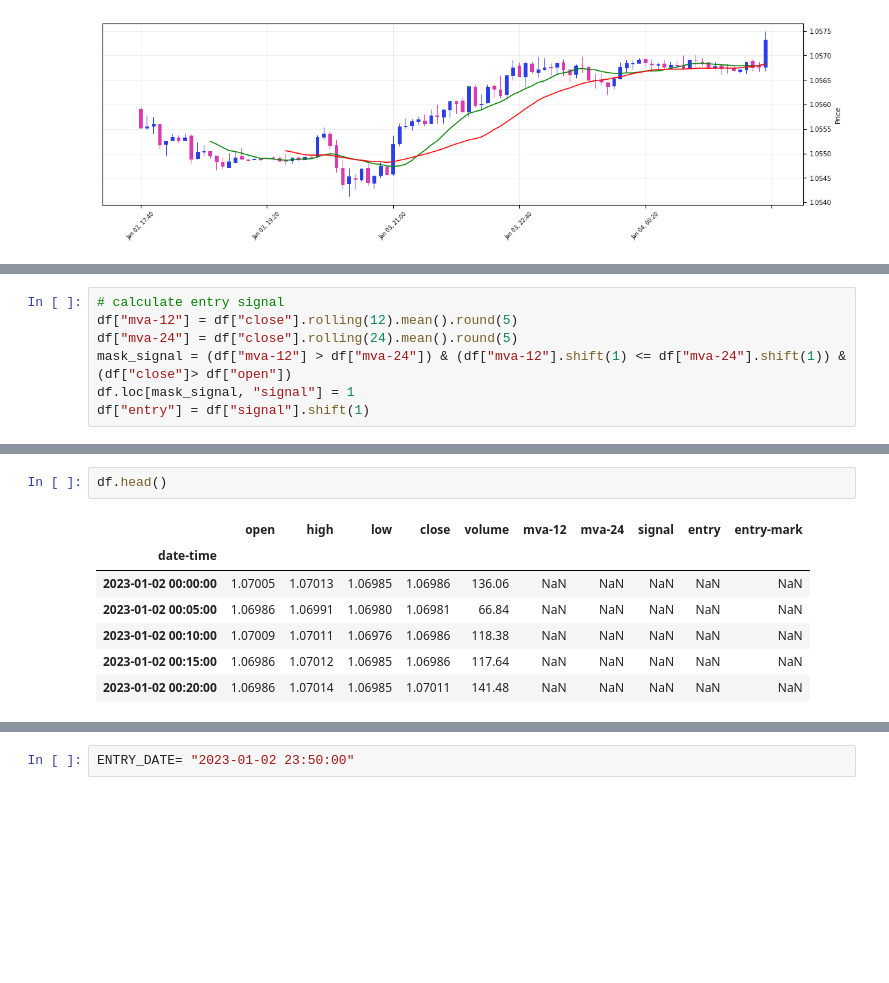
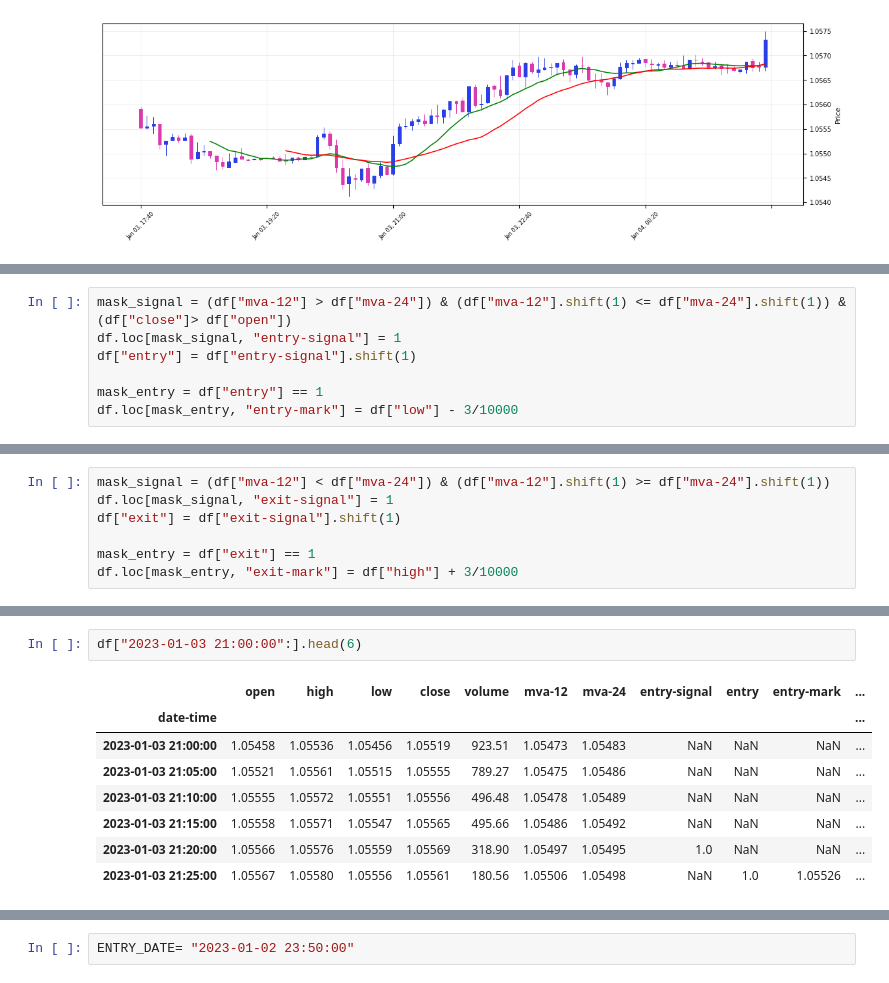
Before and after one commit to mchiuminatto/triple_barrier, a Jupyter notebook: docs/POC.ipynb, the cells around one changed output, grey strips where cells are left out. Saved outputs shown, nothing was run; the diff lists cells and outputs as text; blank space fills up the shorter version.

```diff
--- a/docs/POC.ipynb
+++ b/docs/POC.ipynb
@@ -23,7 +29,7 @@ mpl.plot(df[FROM:TO], type="candle", figsize=(15,4), mav=(12,24), style="ibd")
 # %%
-# calculate entry signal
-df["mva-12"] = df["close"].rolling(12).mean().round(5)
-df["mva-24"] = df["close"].rolling(24).mean().round(5)
 mask_signal = (df["mva-12"] > df["mva-24"]) & (df["mva-12"].shift(1) <= df["mva-24"].shift(1)) & (df["close"]> df["open"])
-df.loc[mask_signal, "signal"] = 1
-df["entry"] = df["signal"].shift(1)
+df.loc[mask_signal, "entry-signal"] = 1
+df["entry"] = df["entry-signal"].shift(1)
+
+mask_entry = df["entry"] == 1
+df.loc[mask_entry, "entry-mark"] = df["low"] - 3/10000
@@ -33,3 +38,10 @@ df.loc[mask_entry, "entry-mark"] = df["low"] - 3/10000
+# %%
+mask_signal = (df["mva-12"] < df["mva-24"]) & (df["mva-12"].shift(1) >= df["mva-24"].shift(1))
+df.loc[mask_signal, "exit-signal"] = 1
+df["exit"] = df["exit-signal"].shift(1)
+
+mask_entry = df["exit"] == 1
+df.loc[mask_entry, "exit-mark"] = df["high"] + 3/10000
 # %%
 plots = [
     mpl.make_addplot(df[FROM:TO]["mva-12"]),
@@ -40,12 +53,13 @@ mpl.plot(df[FROM:TO], type="candle", figsize=(15,4), style="ibd", addplot=plots
 # %% [output]
 [figure]
 # %%
-df.head()
+df["2023-01-03 21:00:00":].head(6)
 # %% [output]
-|  | open | high | low | close | volume | mva-12 | mva-24 | signal | entry | entry-mark |
-| date-time |  |  |  |  |  |  |  |  |  |  |
-| 2023-01-02 00:00:00 | 1.07005 | 1.07013 | 1.06985 | 1.06986 | 136.06 | NaN | NaN | NaN | NaN | NaN |
-| 2023-01-02 00:05:00 | 1.06986 | 1.06991 | 1.06980 | 1.06981 | 66.84 | NaN | NaN | NaN | NaN | NaN |
-| 2023-01-02 00:10:00 | 1.07009 | 1.07011 | 1.06976 | 1.06986 | 118.38 | NaN | NaN | NaN | NaN | NaN |
-| 2023-01-02 00:15:00 | 1.06986 | 1.07012 | 1.06985 | 1.06986 | 117.64 | NaN | NaN | NaN | NaN | NaN |
-| 2023-01-02 00:20:00 | 1.06986 | 1.07014 | 1.06985 | 1.07011 | 141.48 | NaN | NaN | NaN | NaN | NaN |
+|  | open | high | low | close | volume | mva-12 | mva-24 | entry-signal | entry | entry-mark | ... |
+| date-time |  |  |  |  |  |  |  |  |  |  | ... |
+| 2023-01-03 21:00:00 | 1.05458 | 1.05536 | 1.05456 | 1.05519 | 923.51 | 1.05473 | 1.05483 | NaN | NaN | NaN | ... |
+| 2023-01-03 21:05:00 | 1.05521 | 1.05561 | 1.05515 | 1.05555 | 789.27 | 1.05475 | 1.05486 | NaN | NaN | NaN | ... |
+| 2023-01-03 21:10:00 | 1.05555 | 1.05572 | 1.05551 | 1.05556 | 496.48 | 1.05478 | 1.05489 | NaN | NaN | NaN | ... |
+| 2023-01-03 21:15:00 | 1.05558 | 1.05571 | 1.05547 | 1.05565 | 495.66 | 1.05486 | 1.05492 | NaN | NaN | NaN | ... |
+| 2023-01-03 21:20:00 | 1.05566 | 1.05576 | 1.05559 | 1.05569 | 318.90 | 1.05497 | 1.05495 | 1.0 | NaN | NaN | ... |
+| 2023-01-03 21:25:00 | 1.05567 | 1.05580 | 1.05556 | 1.05561 | 180.56 | 1.05506 | 1.05498 | NaN | 1.0 | 1.05526 | ... |
```
Also changed, not shown: parts of 12 cells of this notebook, 5 other files.
